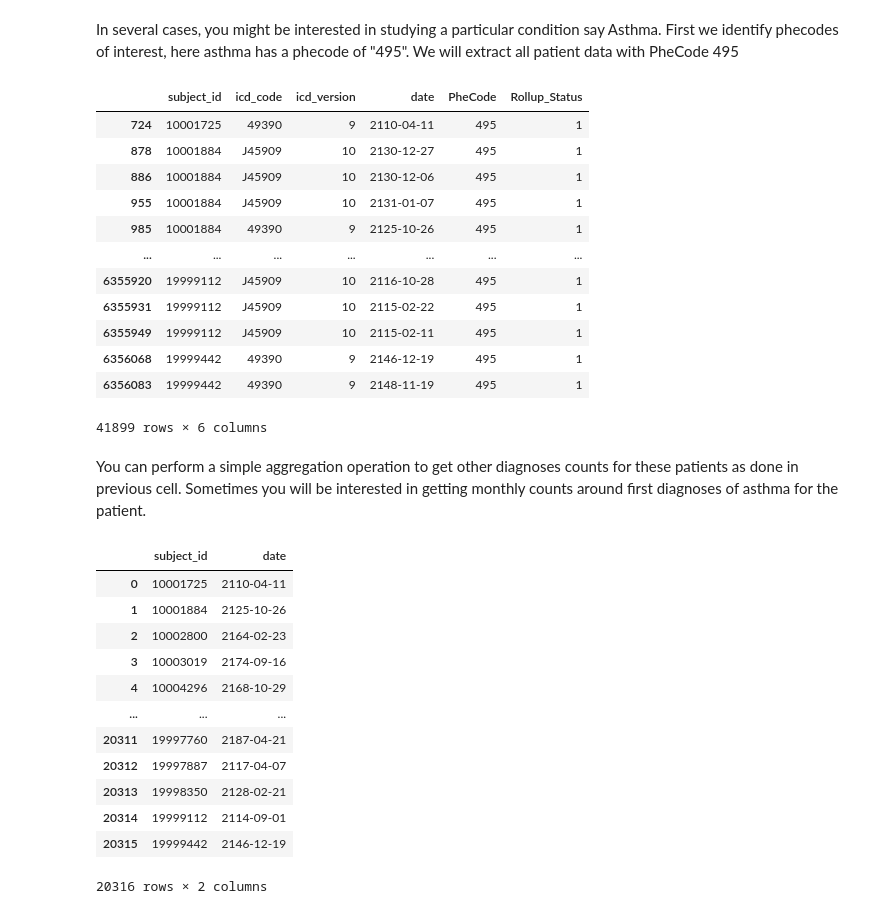
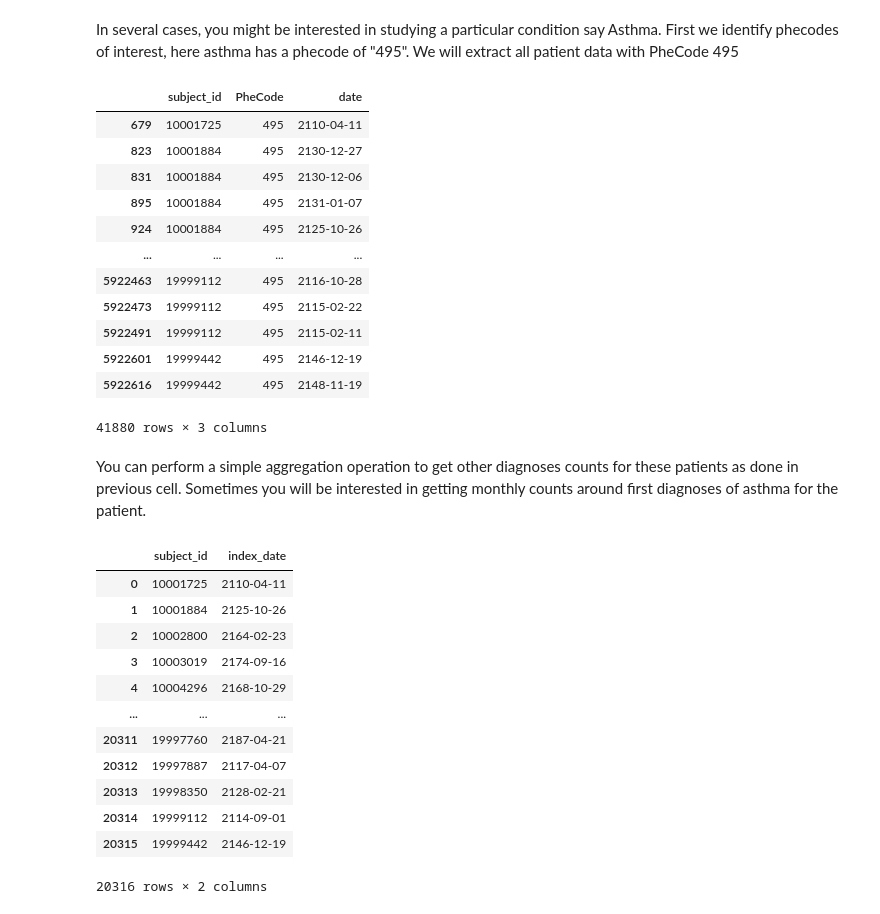
Before and after one commit to apvidul/EHR-Processing-Tutorial, a Jupyter notebook: EHR-Pipeline-Part3.ipynb, the cells around one changed output. Saved outputs shown, nothing was run; the diff lists cells and outputs as text; code cells hidden in the pictures.

```diff
--- a/EHR-Pipeline-Part3.ipynb
+++ b/EHR-Pipeline-Part3.ipynb
@@ -14,3 +14,6 @@ import pandas as pd
 import os
 
 os.makedirs("Aggregated_Data", exist_ok=True)
+
+diagnoses = pd.read_csv("./Rolledup_Data/diagnoses_phecode_rolled.csv",dtype=str)
+diagnoses
@@ -17,3 +33,0 @@ os.makedirs("Aggregated_Data", exist_ok=True)
-# %%
-diagnoses = pd.read_csv("./Rolledup_Data/diagnoses_phecode.csv",dtype=str)
-diagnoses
@@ -54,27 +55,30 @@ In several cases, you might be interested in studying a particular condition say
 asthma_diagnoses = diagnoses[diagnoses['PheCode']=='495']
 asthma_diagnoses
 # %% [output]
-|  | subject_id | icd_code | icd_version | date | PheCode | Rollup_Status |
-| 724 | 10001725 | 49390 | 9 | 2110-04-11 | 495 | 1 |
-| 878 | 10001884 | J45909 | 10 | 2130-12-27 | 495 | 1 |
-| 886 | 10001884 | J45909 | 10 | 2130-12-06 | 495 | 1 |
-| 955 | 10001884 | J45909 | 10 | 2131-01-07 | 495 | 1 |
-| 985 | 10001884 | 49390 | 9 | 2125-10-26 | 495 | 1 |
-| ... | ... | ... | ... | ... | ... | ... |
-| 6355920 | 19999112 | J45909 | 10 | 2116-10-28 | 495 | 1 |
-| 6355931 | 19999112 | J45909 | 10 | 2115-02-22 | 495 | 1 |
-| 6355949 | 19999112 | J45909 | 10 | 2115-02-11 | 495 | 1 |
-| 6356068 | 19999442 | 49390 | 9 | 2146-12-19 | 495 | 1 |
-| 6356083 | 19999442 | 49390 | 9 | 2148-11-19 | 495 | 1 |
+|  | subject_id | PheCode | date |
+| 679 | 10001725 | 495 | 2110-04-11 |
+| 823 | 10001884 | 495 | 2130-12-27 |
+| 831 | 10001884 | 495 | 2130-12-06 |
+| 895 | 10001884 | 495 | 2131-01-07 |
+| 924 | 10001884 | 495 | 2125-10-26 |
+| ... | ... | ... | ... |
+| 5922463 | 19999112 | 495 | 2116-10-28 |
+| 5922473 | 19999112 | 495 | 2115-02-22 |
+| 5922491 | 19999112 | 495 | 2115-02-11 |
+| 5922601 | 19999442 | 495 | 2146-12-19 |
+| 5922616 | 19999442 | 495 | 2148-11-19 |
-41899 rows × 6 columns
+41880 rows × 3 columns
 # %% [markdown]
 You can perform a simple aggregation operation to get other diagnoses counts for these patients as done in previous cell.
 Sometimes you will be interested in getting monthly counts around first diagnoses of asthma for the patient.
 # %%
+os.makedirs("./Aggregated_Data/Asthma_Monthly_Data", exist_ok=True)
+
 asthma_first_diagnoses = asthma_diagnoses.groupby('subject_id')['date'].min().reset_index()
+asthma_first_diagnoses.columns = ['subject_id', 'index_date']
 asthma_first_diagnoses
 # %% [output]
-|  | subject_id | date |
+|  | subject_id | index_date |
 | 0 | 10001725 | 2110-04-11 |
 | 1 | 10001884 | 2125-10-26 |
 | 2 | 10002800 | 2164-02-23 |
```
Also changed, not shown: parts of 12 cells of this notebook, 5 other files.
